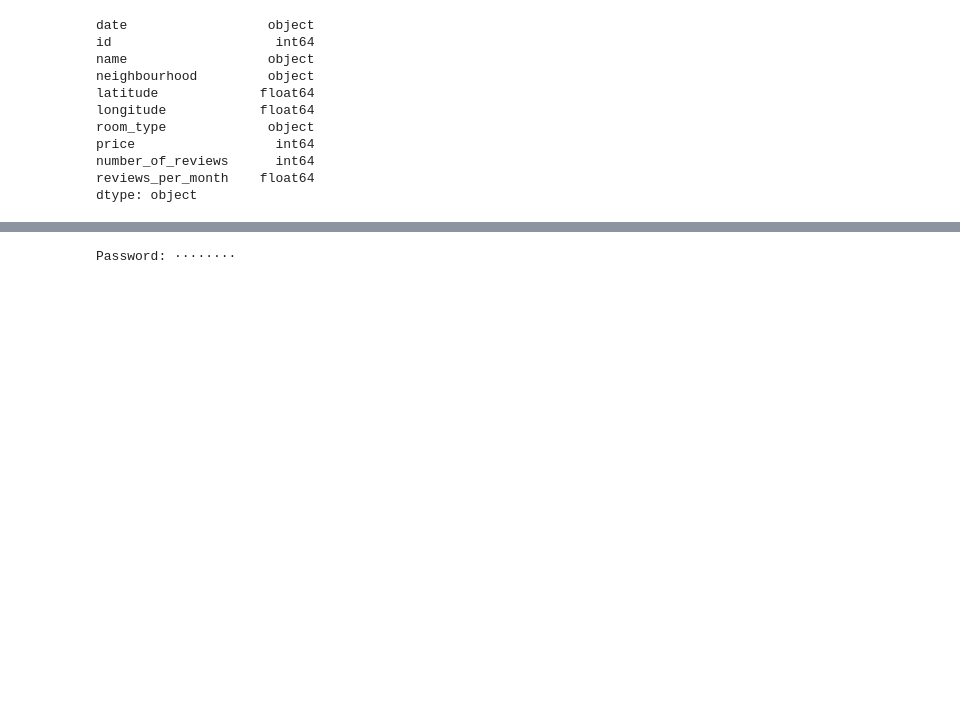
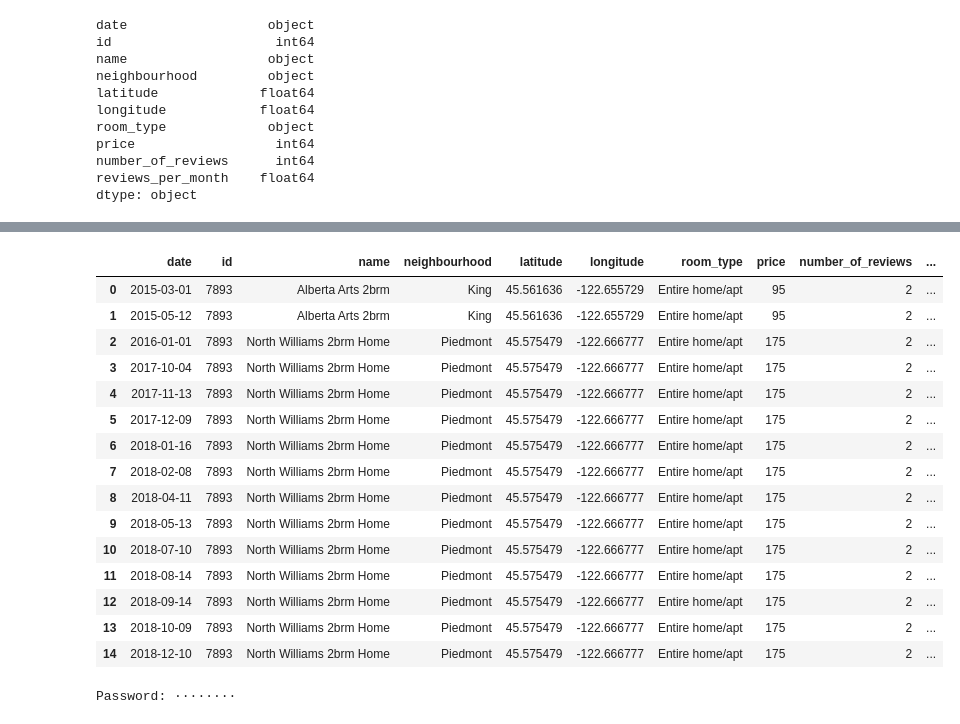
Before and after one commit to brian1581/Creative-Viz-Project, a Jupyter notebook: airbnb_etl.ipynb, the cells around one changed output, grey strips where cells are left out. Saved outputs shown, nothing was run; the diff lists cells and outputs as text; code cells hidden in the pictures; blank space fills up the shorter version.

Commit message:
Added reviews column to airbnb data

```diff
--- a/airbnb_etl.ipynb
+++ b/airbnb_etl.ipynb
@@ -41,0 +51,21 @@ df.to_csv("data/All_airbnb_listings.csv",sep=",",index=False)
+# %%
+sorted_airbnb = df.sort_values(
+    ["id", "date"], ascending=True).reset_index(drop=True)
+sorted_airbnb.head(15)
+# %% [output]
+|  | date | id | name | neighbourhood | latitude | longitude | room_type | price | number_of_reviews | ... |
+| 0 | 2015-03-01 | 7893 | Alberta Arts 2brm | King | 45.561636 | -122.655729 | Entire home/apt | 95 | 2 | ... |
+| 1 | 2015-05-12 | 7893 | Alberta Arts 2brm | King | 45.561636 | -122.655729 | Entire home/apt | 95 | 2 | ... |
+| 2 | 2016-01-01 | 7893 | North Williams 2brm Home | Piedmont | 45.575479 | -122.666777 | Entire home/apt | 175 | 2 | ... |
+| 3 | 2017-10-04 | 7893 | North Williams 2brm Home | Piedmont | 45.575479 | -122.666777 | Entire home/apt | 175 | 2 | ... |
+| 4 | 2017-11-13 | 7893 | North Williams 2brm Home | Piedmont | 45.575479 | -122.666777 | Entire home/apt | 175 | 2 | ... |
+| 5 | 2017-12-09 | 7893 | North Williams 2brm Home | Piedmont | 45.575479 | -122.666777 | Entire home/apt | 175 | 2 | ... |
+| 6 | 2018-01-16 | 7893 | North Williams 2brm Home | Piedmont | 45.575479 | -122.666777 | Entire home/apt | 175 | 2 | ... |
+| 7 | 2018-02-08 | 7893 | North Williams 2brm Home | Piedmont | 45.575479 | -122.666777 | Entire home/apt | 175 | 2 | ... |
+| 8 | 2018-04-11 | 7893 | North Williams 2brm Home | Piedmont | 45.575479 | -122.666777 | Entire home/apt | 175 | 2 | ... |
+| 9 | 2018-05-13 | 7893 | North Williams 2brm Home | Piedmont | 45.575479 | -122.666777 | Entire home/apt | 175 | 2 | ... |
+| 10 | 2018-07-10 | 7893 | North Williams 2brm Home | Piedmont | 45.575479 | -122.666777 | Entire home/apt | 175 | 2 | ... |
+| 11 | 2018-08-14 | 7893 | North Williams 2brm Home | Piedmont | 45.575479 | -122.666777 | Entire home/apt | 175 | 2 | ... |
+| 12 | 2018-09-14 | 7893 | North Williams 2brm Home | Piedmont | 45.575479 | -122.666777 | Entire home/apt | 175 | 2 | ... |
+| 13 | 2018-10-09 | 7893 | North Williams 2brm Home | Piedmont | 45.575479 | -122.666777 | Entire home/apt | 175 | 2 | ... |
+| 14 | 2018-12-10 | 7893 | North Williams 2brm Home | Piedmont | 45.575479 | -122.666777 | Entire home/apt | 175 | 2 | ... |
```
Also changed, not shown: parts of 7 cells of this notebook, 1 other file.
